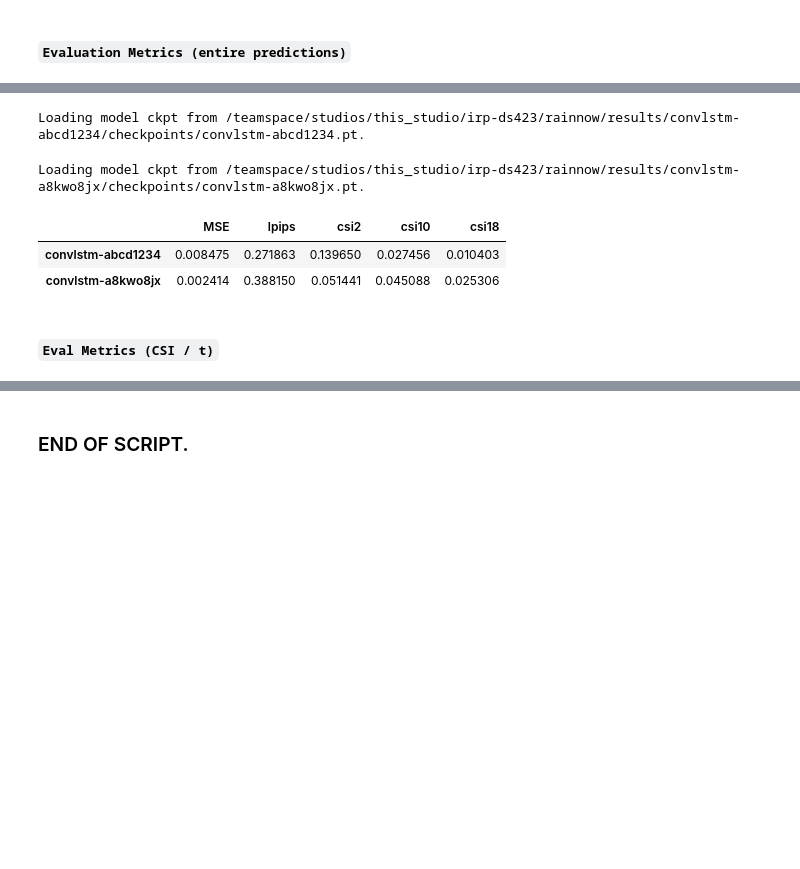
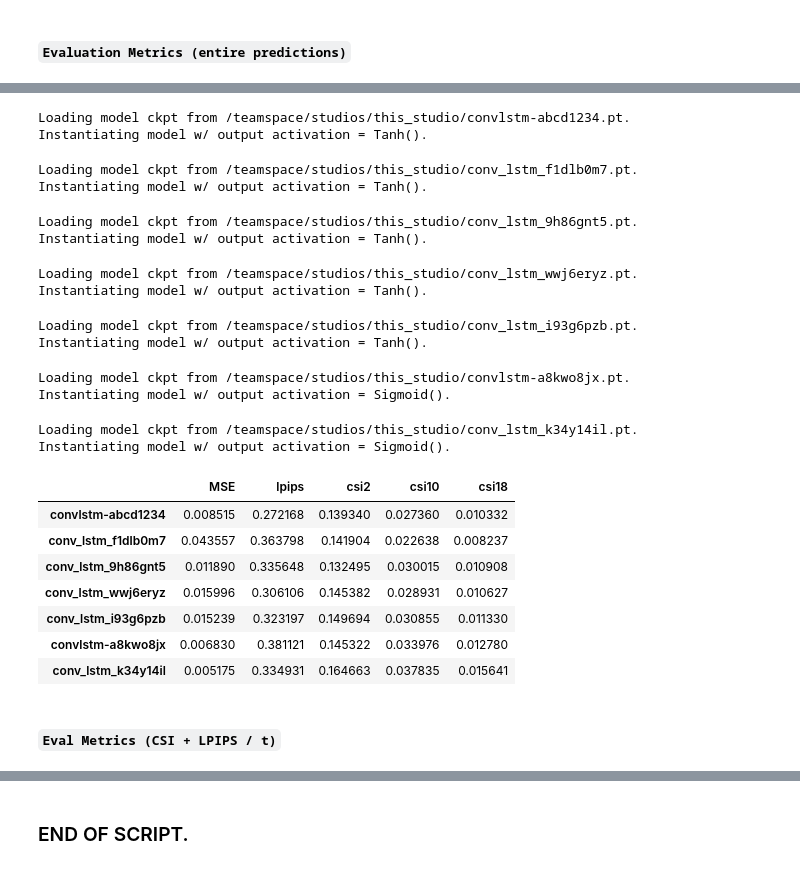
Before and after one commit to Dseal95/DYffcast, a Jupyter notebook: rainnow/notebooks/conv_lstm/convlstm_evaluation.ipynb, the cells around one changed output, grey strips where cells are left out. Saved outputs shown, nothing was run; the diff lists cells and outputs as text; code cells hidden in the pictures; blank space fills up the shorter version.

```diff
--- a/rainnow/notebooks/conv_lstm/convlstm_evaluation.ipynb
+++ b/rainnow/notebooks/conv_lstm/convlstm_evaluation.ipynb
@@ -153,13 +155,48 @@ OUTPUT_ACTIVATION = nn.Tanh()
+# %%
+# conv lstm models to evaluate.
+conv_lstm_models = {
+    # ** LCB Loss **
+    "convlstm-abcd1234": (
+        "I4:T1 | hs=(128, 128), ks=(5, 5), dp=.15 [20E, lr=3e-4] BS=12 LPIPS.",
+        nn.Tanh(),
+    ),
+    "conv_lstm_f1dlb0m7": (
+        "I4:T1 | hs=(128, 128), ks=(5, 5), dp=.4 [30E, lr=7e-5] BS=12 reversal=15% LPIPS.",
+        nn.Tanh(),
+    ),
+    "conv_lstm_9h86gnt5": (
+        "I4:T1 | hs=(128, 128), ks=(5, 5), dp=.40 [20E, lr=7e-5] BS=12 reveral=20% LPIPS.",
+        nn.Tanh(),
+    ),
+    "conv_lstm_wwj6eryz": (
+        "I4:T1 | hs=(128, 128), ks=(5, 5), dp=.40 [10E, lr=7e-5] BS=12 reveral=20% LPIPS.",
+        nn.Tanh(),
+    ),
+    "conv_lstm_i93g6pzb": (
+        "I4:T1 | hs=(128, 128), ks=(5, 5), dp=.45 [10E, lr=3e-4] BS=24 reveral=20% LPIPS.",
+        nn.Tanh(),
+    ),
+    # ** BCE Loss **
+    "convlstm-a8kwo8jx": (
+        "I4:T1 | hs=(128, 128), ks=(5, 5), dp=.15 [20E, lr=3e-4] BS=12 BCE.",
+        nn.Sigmoid(),
+    ),
+    "conv_lstm_k34y14il": (
+        "I4:T1 | hs=(128, 128), ks=(5, 5), dp=.4 [10E, lr=7e-5] BS=12 BCE.",
+        nn.Sigmoid(),
+    ),
+}
 # %%
 # ** evaluate 101 **
 eval_metrics = {}
-for ckpt_id in [
-    "convlstm-abcd1234",  # original model ckpt: conv_lstm_hc_128128_ks_5_oa_Tanh.pt
-    "convlstm-a8kwo8jx",
-]:
+for ckpt_id, model_desc in conv_lstm_models.items():
     # create the model ckpt path.
-    ckpt_id_path = Path(os.path.join(CKPT_BASE_PATH, "", ckpt_id, "checkpoints", f"{ckpt_id}.pt"))
+    # ckpt_id_path = Path(os.path.join(CKPT_BASE_PATH, "", ckpt_id, "checkpoints", f"{ckpt_id}.pt"))
+    ckpt_id_path = Path(os.path.join(BASE_PATH, f"{ckpt_id}.pt"))
     print(f"Loading model ckpt from {ckpt_id_path}.")
+
+    OUTPUT_ACTIVATION = model_desc[-1]
+    print(f"Instantiating model w/ output activation = {str(model_desc[-1])}.")
 
     # instantiate a new ConvLSTM model.
     model = ConvLSTMModel(
@@ -216,38 +253,55 @@ for ckpt_id in [
         csi18_score = 0  # heavy rain.
         for targets, predictions in results:
             # concat to get entire sequence.
             pred_seq = torch.cat([v for _, v in predictions.items()], dim=0)
 
             # get metrics.
             l2_score += mse(pred_seq.to(device), targets.to(device))
             # lpips score. Inputs need to have 3 channels.
             lpips_score += lpips(
                 torch.clamp(pred_seq.expand(-1, 3, -1, -1), 0, 1).to(device),
                 torch.clamp(targets.expand(-1, 3, -1, -1), 0, 1).to(device),
             )
             # csi score at different thresholds.
             csi2_score += csi2(pred_seq.to(device), targets.to(device))
             csi10_score += csi10(pred_seq.to(device), targets.to(device))
             csi18_score += csi18(pred_seq.to(device), targets.to(device))
 
         eval_metrics[ckpt_id] = {
             "MSE": l2_score.item() / len(eval_loader),
             "lpips": lpips_score.item() / len(eval_loader),
             "csi2": csi2_score.item() / len(eval_loader),
             "csi10": csi10_score.item() / len(eval_loader),
             "csi18": csi18_score.item() / len(eval_loader),
         }
 
 # create df, format it and export it to a .csv.
 df_results = pd.DataFrame(eval_metrics).T
 df_results[["MSE", "lpips", "csi2", "csi10", "csi18"]]
 # %% [output]
-Loading model ckpt from /teamspace/studios/this_studio/irp-ds423/rainnow/results/convlstm-abcd1234/checkpoints/convlstm-abcd1234.pt.
+Loading model ckpt from /teamspace/studios/this_studio/convlstm-abcd1234.pt.
+Instantiating model w/ output activation = Tanh().
-Loading model ckpt from /teamspace/studios/this_studio/irp-ds423/rainnow/results/convlstm-a8kwo8jx/checkpoints/convlstm-a8kwo8jx.pt.
+Loading model ckpt from /teamspace/studios/this_studio/conv_lstm_f1dlb0m7.pt.
+Instantiating model w/ output activation = Tanh().
+Loading model ckpt from /teamspace/studios/this_studio/conv_lstm_9h86gnt5.pt.
+Instantiating model w/ output activation = Tanh().
+Loading model ckpt from /teamspace/studios/this_studio/conv_lstm_wwj6eryz.pt.
+Instantiating model w/ output activation = Tanh().
+Loading model ckpt from /teamspace/studios/this_studio/conv_lstm_i93g6pzb.pt.
+Instantiating model w/ output activation = Tanh().
+Loading model ckpt from /teamspace/studios/this_studio/convlstm-a8kwo8jx.pt.
+Instantiating model w/ output activation = Sigmoid().
+Loading model ckpt from /teamspace/studios/this_studio/conv_lstm_k34y14il.pt.
+Instantiating model w/ output activation = Sigmoid().
 |  | MSE | lpips | csi2 | csi10 | csi18 |
-| convlstm-abcd1234 | 0.008475 | 0.271863 | 0.139650 | 0.027456 | 0.010403 |
-| convlstm-a8kwo8jx | 0.002414 | 0.388150 | 0.051441 | 0.045088 | 0.025306 |
+| convlstm-abcd1234 | 0.008515 | 0.272168 | 0.139340 | 0.027360 | 0.010332 |
+| conv_lstm_f1dlb0m7 | 0.043557 | 0.363798 | 0.141904 | 0.022638 | 0.008237 |
+| conv_lstm_9h86gnt5 | 0.011890 | 0.335648 | 0.132495 | 0.030015 | 0.010908 |
+| conv_lstm_wwj6eryz | 0.015996 | 0.306106 | 0.145382 | 0.028931 | 0.010627 |
+| conv_lstm_i93g6pzb | 0.015239 | 0.323197 | 0.149694 | 0.030855 | 0.011330 |
+| convlstm-a8kwo8jx | 0.006830 | 0.381121 | 0.145322 | 0.033976 | 0.012780 |
+| conv_lstm_k34y14il | 0.005175 | 0.334931 | 0.164663 | 0.037835 | 0.015641 |
 # %% [markdown]
-#### `Eval Metrics (CSI / t)`
+#### `Eval Metrics (CSI + LPIPS / t)`
 # %%
 eval_metrics_per_t = {}
```
Also changed, not shown: parts of 12 cells of this notebook, 3 other files.
